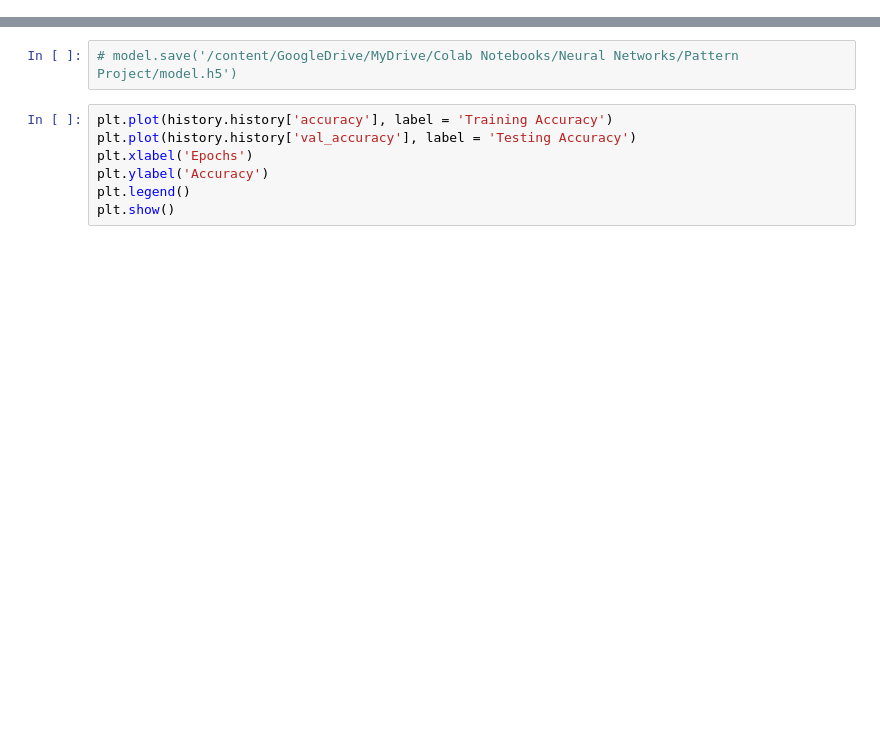
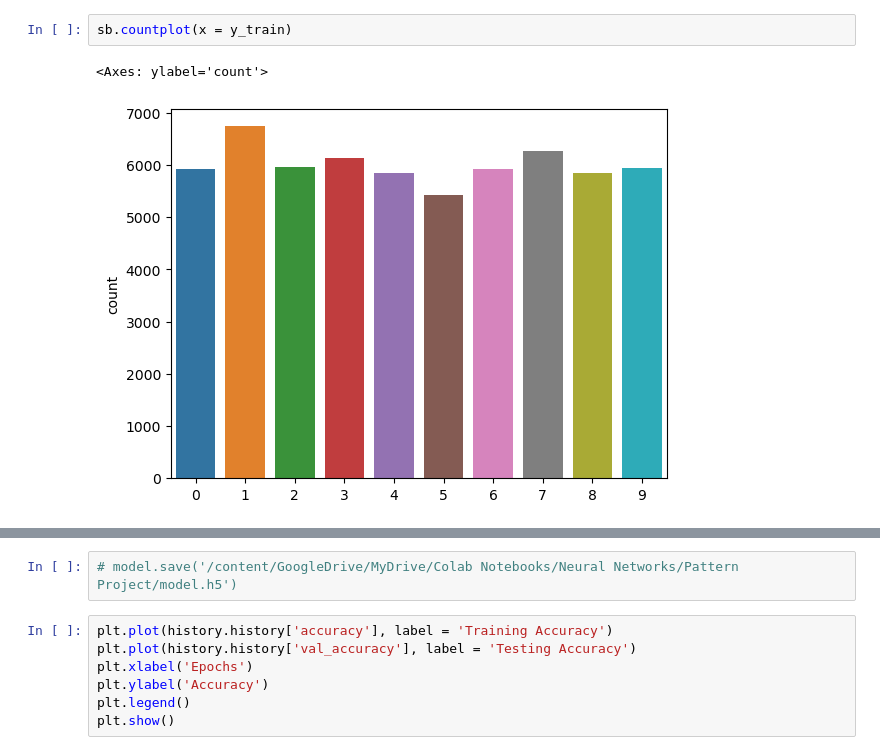
Before and after one commit to lsa3edii/PatternRecognition_Project, a Jupyter notebook: MNIST_RNN.ipynb, the cells around one changed output, grey strips where cells are left out. Saved outputs shown, nothing was run; the diff lists cells and outputs as text; blank space fills up the shorter version.

```diff
--- a/MNIST_RNN.ipynb
+++ b/MNIST_RNN.ipynb
@@ -14,0 +64,5 @@ import matplotlib.pyplot as plt
+# %%
+sb.countplot(x = y_train)
+# %% [output]
+<Axes: ylabel='count'>
+[figure, added]
```
Also changed, not shown: parts of 11 cells of this notebook.
